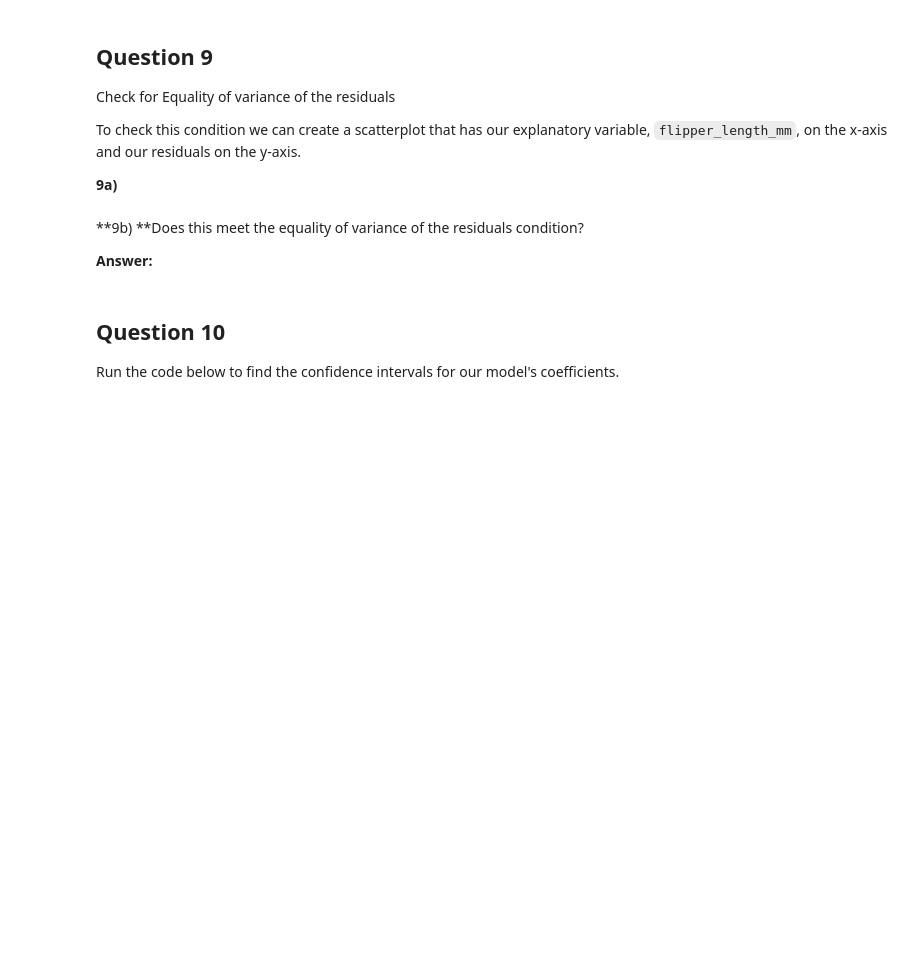
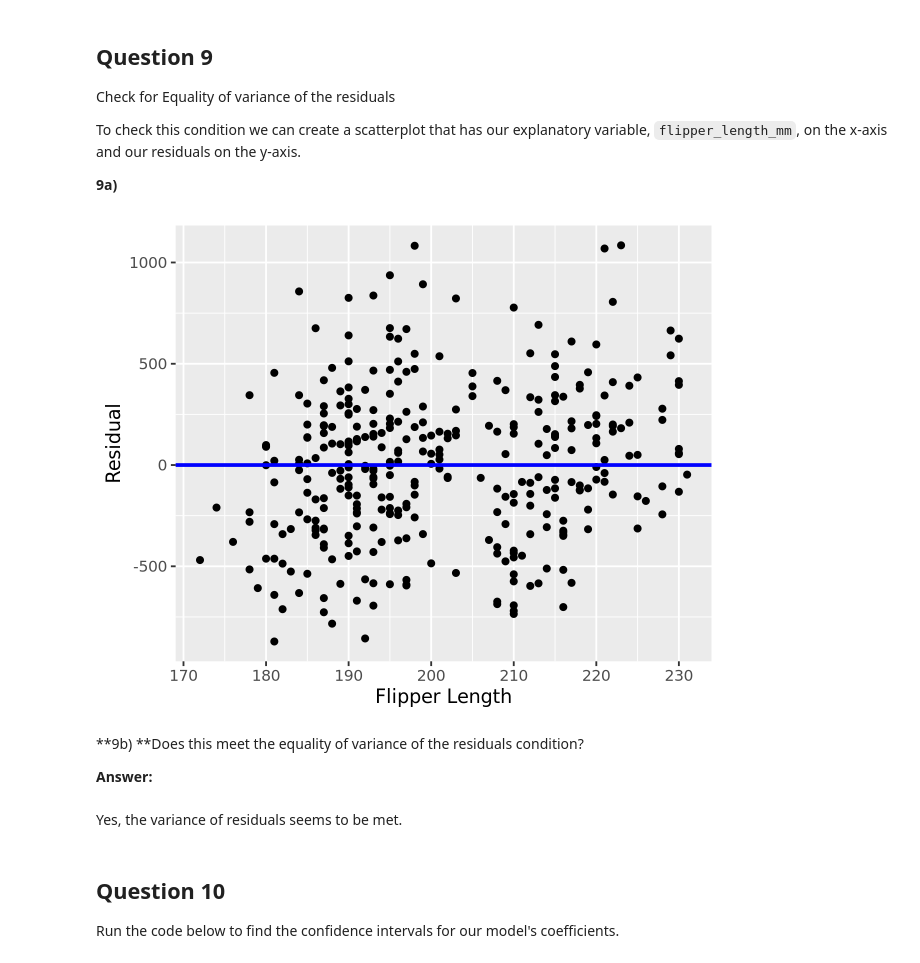
Before and after one commit to kaival1524/a09, a Jupyter notebook: assignment10.ipynb, the cells around one changed output. Cells and saved outputs as stored; diff of their text form; code cells hidden in the pictures; blank space fills up the shorter version.

```diff
--- a/assignment10.ipynb
+++ b/assignment10.ipynb
@@ -369,11 +369,20 @@ residuals on the y-axis.
 **9a)**
 # %%
 #Add code to check this condition:
+
+ggplot(r_parallel, aes(x = flipper_length_mm, y = .resid)) +
+    geom_point() +
+    labs(x = "Flipper Length", y = "Residual") +
+    geom_hline(yintercept = 0, col = "blue", linewidth = 1)
+# %% [output]
+[figure, added]
 # %% [markdown]
 **9b) **Does this meet the equality of variance of the residuals
 condition?
 
 **Answer:**
+# %% [markdown]
+Yes, the variance of residuals seems to be met.
 # %% [markdown]
 ## Question 10
 
```
Also changed, not shown: parts of 3 cells of this notebook.
